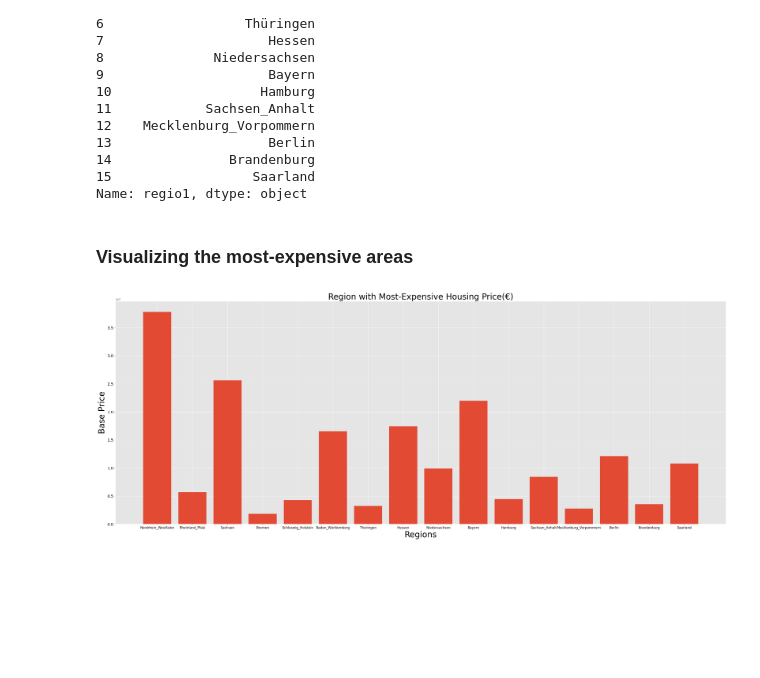
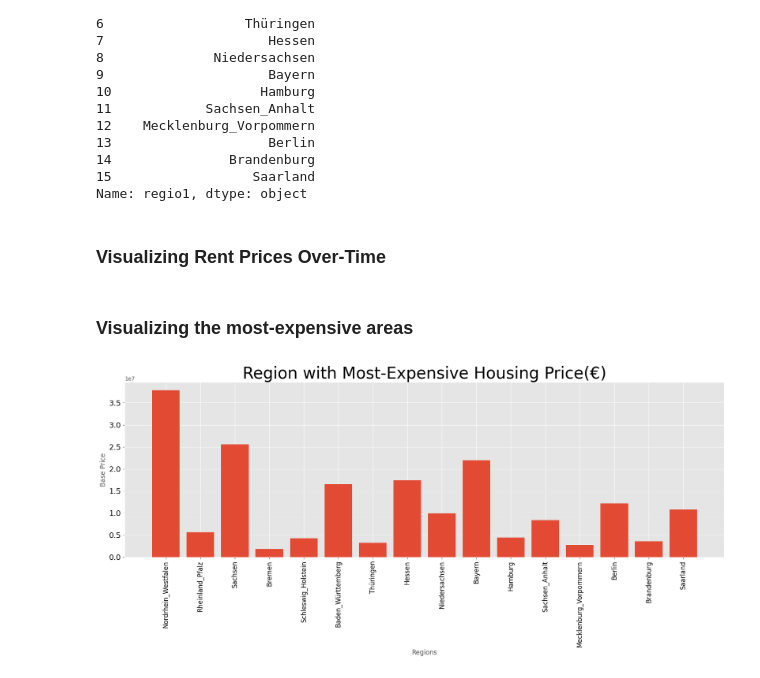
Before and after one commit to ProsperChuks/Germany-Real-Estate-Property-Rental, a Jupyter notebook: base.ipynb, the cells around one changed output. Cells and saved outputs as stored; diff of their text form; code cells hidden in the pictures; blank space fills up the shorter version.

```diff
--- a/base.ipynb
+++ b/base.ipynb
@@ -49,0 +21,36 @@ dtype: int64
+# %%
+df_missval = df.isnull().sum()
+
+# filtering for variables with value greater than 0 i.e variable of interest
+df_missval[df_missval > 0]
+
+irrelevant_cols=[ 'serviceCharge','telekomTvOffer','telekomHybridUploadSpeed', 'newlyConst', 'picturecount',
+       'telekomUploadSpeed','scoutId', 'noParkSpaces', 'firingTypes', 'geo_bln','houseNumber',
+       'geo_krs','petsAllowed','street', 'streetPlain', 'geo_plz','thermalChar','floor', 'numberOfFloors',
+       'heatingCosts', 'energyEfficiencyClass','lastRefurbish', 'description', 'facilities',
+       'electricityBasePrice', 'electricityKwhPrice', 'date']
+
+df = df.drop(irrelevant_cols, axis=1)
+
+# filling missing values(numeric) with interpolation
+df['pricetrend'] = df['pricetrend'].interpolate()
+df['totalRent'] = df['totalRent'].interpolate()
+df['yearConstructed'] = df['yearConstructed'].interpolate()
+df['yearConstructedRange'] = df['yearConstructedRange'].interpolate()
+
+# filling missing values(categorical) with mean(most-frequent)
+mode_imputer = SimpleImputer(missing_values=np.NaN, strategy='most_frequent')
+
+mode_imputer = mode_imputer.fit(df[['typeOfFlat']])
+df['typeOfFlat'] = mode_imputer.transform(df[['typeOfFlat']]).ravel()
+
+mode_imputer = mode_imputer.fit(df[['heatingType']])
+df['heatingType'] = mode_imputer.transform(df[['heatingType']]).ravel()
+
+mode_imputer = mode_imputer.fit(df[['condition']])
+df['condition'] = mode_imputer.transform(df[['condition']]).ravel()
+
+mode_imputer = mode_imputer.fit(df[['interiorQual']])
+df['interiorQual'] = mode_imputer.transform(df[['interiorQual']]).ravel()
+
+df.isnull().any()
@@ -93,29 +118,31 @@ saarland_region = df.loc[df['regio1'] == region[15]]
 14               Brandenburg
 15                  Saarland
 Name: regio1, dtype: object
+# %% [markdown]
+### Visualizing Rent Prices Over-Time
 # %% [markdown]
 
 ### Visualizing the most-expensive areas
 # %%
-plt.figure(figsize=[40,15], dpi=100)
+plt.figure(figsize=(20,6), dpi=100)
 plt.style.use('ggplot')
 
 prices = np.array([nordrhein_region['baseRent'].sum(), rheinland_region['baseRent'].sum(), sachsen_region['baseRent'].sum(),
                    bremen_region['baseRent'].sum(),schleswig_region['baseRent'].sum(),baden_region['baseRent'].sum(),thüringen_region['baseRent'].sum(),
                    hessen_region['baseRent'].sum(),niedersachsen_region['baseRent'].sum(),bayern_region['baseRent'].sum(),
                    hamburg_region['baseRent'].sum(),sachsen_an_region['baseRent'].sum(),mecklenburg_region['baseRent'].sum(),
                    berlin_region['baseRent'].sum(),brandenburg_region['baseRent'].sum(),saarland_region['baseRent'].sum()])
 
 plt.bar(region, prices)
 plt.title('Region with Most-Expensive Housing Price(€)', **text_kwargs)
 
-plt.ylabel('Base Price', **text_kwargs)
-plt.xlabel('Regions', **text_kwargs)
-plt.xticks(fontsize=12, color='black')
+plt.ylabel('Base Price', fontsize=12)
+plt.xlabel('Regions', fontsize=12)
+plt.xticks(fontsize=12, color='black', rotation=90)
 plt.yticks(fontsize=14,  color='black')
 
 plt.savefig('/content/drive/MyDrive/Colab Notebooks/matplotlib/most expensive region.png')
 
 plt.show()
 # %% [output]
-[figure, old version]
+[figure, new version]
```
Also changed, not shown: parts of 4 cells of this notebook.
